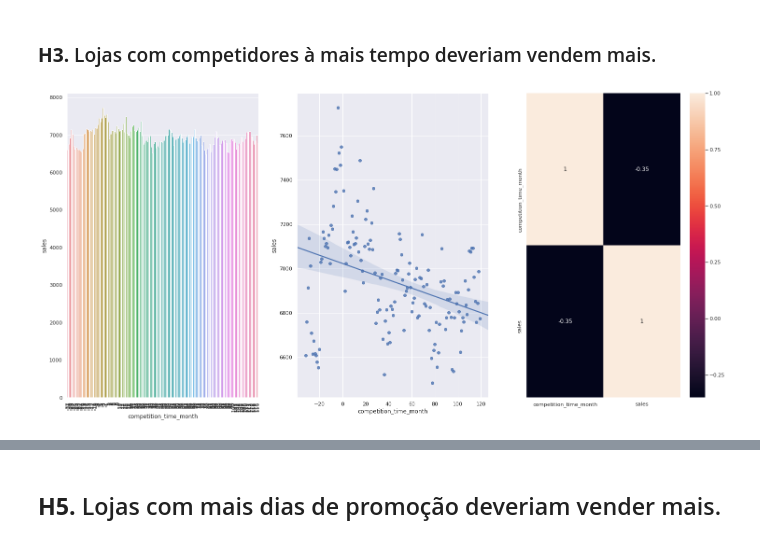
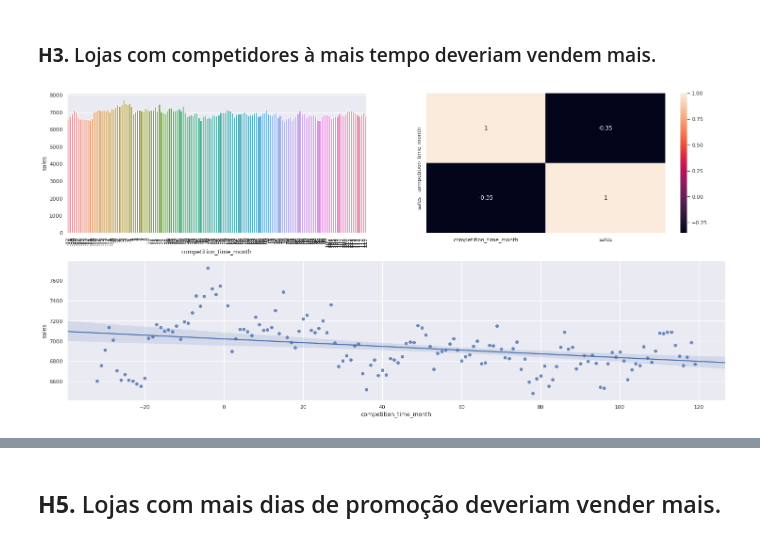
Before and after one commit to ArthurMesquita96/Rossmann-Predict-Sales, a Jupyter notebook: m03_v01_store_sales_predicton.ipynb, the cells around one changed output, grey strips where cells are left out. Saved outputs shown, nothing was run; the diff lists cells and outputs as text; code cells hidden in the pictures.

```diff
--- a/m03_v01_store_sales_predicton.ipynb
+++ b/m03_v01_store_sales_predicton.ipynb
@@ -589,18 +575,20 @@ sns.heatmap(aux1.corr(method='pearson'),annot=True);
 # %% [markdown]
 ### **H3.** Lojas com competidores à mais tempo deveriam vendem mais.
 # %%
-plt.subplot(1,3,1)
+grid = GridSpec(2,2)
+
+plt.subplot(grid[0,0])
 aux1 = df4[['competition_time_month','sales']].groupby('competition_time_month').mean().reset_index()
 aux2 = aux1[(aux1['competition_time_month'] < 120) & (aux1['competition_time_month'] != 0)]
 sns.barplot(x='competition_time_month',y='sales',data=aux2);
-plt.xticks(rotation=90);
+plt.xticks(rotation=90)
 
-plt.subplot(1,3,2)
+plt.subplot(grid[1,:])
 sns.regplot(x='competition_time_month', y='sales',data=aux2);
 
-plt.subplot(1,3,3)
+plt.subplot(grid[0,1])
 sns.heatmap(aux2.corr(method='pearson'),annot=True);
 # %% [output]
-[figure, old version]
+[figure, new version]
 # %%
 df4.head()
```
Also changed, not shown: parts of 19 cells of this notebook.
